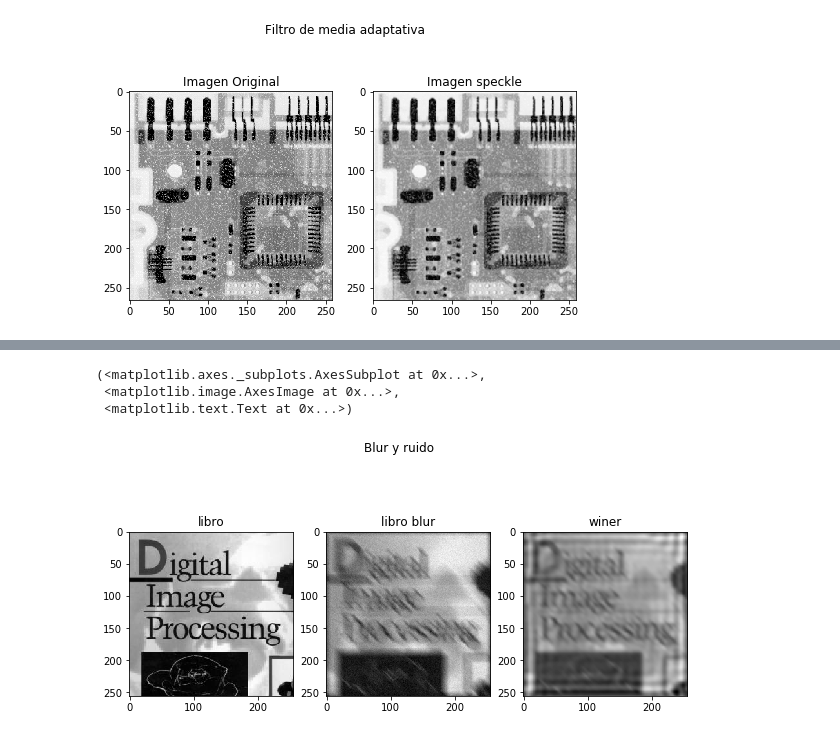
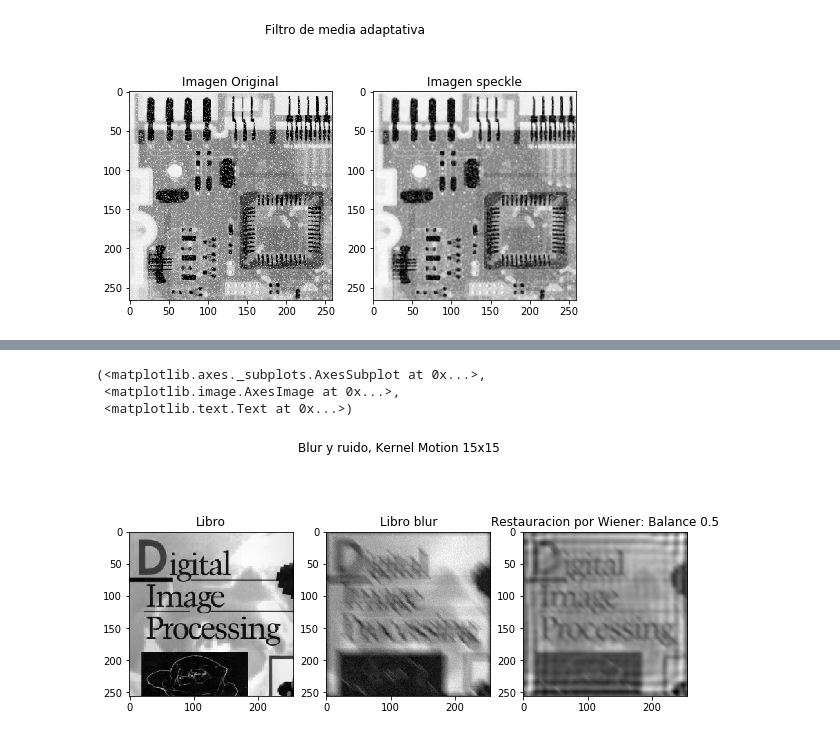
Before and after one commit to seradiazpin/MachineVisionUnal, a Jupyter notebook: Tarea6/Tarea6.ipynb, the cells around one changed output, grey strips where cells are left out. Cells and saved outputs as stored; diff of their text form; code cells hidden in the pictures.

```diff
--- a/Tarea6/Tarea6.ipynb
+++ b/Tarea6/Tarea6.ipynb
@@ -211,36 +217,36 @@ def blur(img, mode='box', block_size=3):
     return dummy,kernel
 
 def blur_2(img,T,a,b,pxd=1):
     pxd = float(pxd)
     rows, cols = img.shape
     u = np.linspace(-0.5,0.5,cols) * cols/pxd
     v = np.linspace(-0.5,0.5,rows) * rows/pxd
     const = np.pi*((u*a)[np.newaxis] + (v*b)[:,np.newaxis])+0.000000001
     ex = np.exp(-1j*const)
     si = np.sin(const)
     F = fft(img)
     res = (T/const) * si*ex * F
 
     return ifft(res)
 
 
 blur_lib,h1 = blur(libro,'motion',15)
 #blur_lib2 = blur_2(libro,1,0.1,0.1)
 #ruido
 
 blur_lib += 0.1*blur_lib.std() * np.random.standard_normal(blur_lib.shape)
 #blur_lib2+= 0.1*blur_lib2.std() * np.random.standard_normal(blur_lib2.shape)
 
-res_1 = restoration.wiener(blur_lib,h1,1,clip=False)
+res_1 = restoration.wiener(blur_lib,h1,0.5,clip=False)
 
 
 plt.figure(1,figsize=(10,5))
-plt.suptitle('Blur y ruido')
-plt.subplot(131), plt.imshow(libro, cmap=plt.cm.gray), plt.title('libro')
-plt.subplot(132), plt.imshow(blur_lib, cmap=plt.cm.gray), plt.title('libro blur')
-plt.subplot(133), plt.imshow(res_1, cmap=plt.cm.gray), plt.title('winer')
+plt.suptitle('Blur y ruido, Kernel Motion 15x15')
+plt.subplot(131), plt.imshow(libro, cmap=plt.cm.gray), plt.title('Libro')
+plt.subplot(132), plt.imshow(blur_lib, cmap=plt.cm.gray), plt.title('Libro blur')
+plt.subplot(133), plt.imshow(res_1, cmap=plt.cm.gray), plt.title('Restauracion por Wiener: Balance 0.5')
 # %% [output]
 (<matplotlib.axes._subplots.AxesSubplot at 0x...>,
  <matplotlib.image.AxesImage at 0x...>,
  <matplotlib.text.Text at 0x...>)
-[figure, old version]
+[figure, new version]
```
Also changed, not shown: parts of 7 cells of this notebook, 7 other files.
